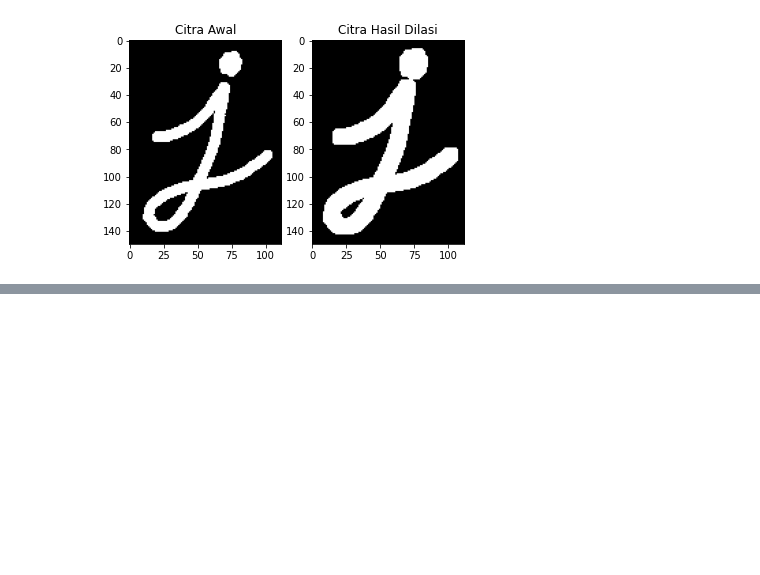
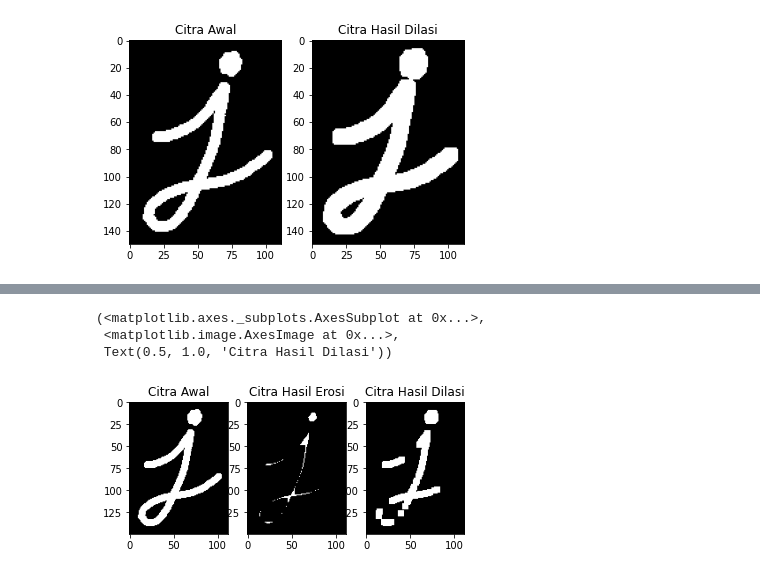
Before and after one commit to sanggaasmara/PCVK_Genap_2022, a Jupyter notebook: jobsheet09.ipynb, the cells around one changed output, grey strips where cells are left out. Saved outputs shown, nothing was run; the diff lists cells and outputs as text; code cells hidden in the pictures; blank space fills up the shorter version.

```diff
--- a/jobsheet09.ipynb
+++ b/jobsheet09.ipynb
@@ -26,0 +63,58 @@ plt.subplot(122),plt.imshow(dilation),plt.title('Citra Hasil Dilasi')
+# %%
+# nomor 7 (tanpa library)
+
+#Read the image for erosion
+img7 = cv2.imread('/content/drive/MyDrive/Images/j.png', 0)
+
+#Acquire size of the image
+m, n = img7.shape
+
+#Show the image
+plt.imshow(img7, cmap="gray")
+
+# Define the structuring element
+# k= 11,15,45 -Different sizes of the structuring element
+k = 7
+SE = np.ones((k,k), dtype=np.uint8)
+constant = (k-1)//2
+
+#Define new image
+imgErode = np.zeros((m,n), dtype=np.uint8)
+
+#Erosion without using inbuilt cv2 function for morphology
+for i in range(constant, m-constant):
+  for j in range(constant,n-constant):
+    temp = img7[i-constant:i+constant+1, j-constant:j+constant+1]
+    product = temp * SE
+    imgErode[i,j] = np.min(product)
+
+#Read the image for dilation
+img7_2 = imgErode
+
+#Acquire size of the image
+p, q= img7_2.shape
+
+#Show the image
+plt.imshow(img7_2, cmap="gray")
+
+#Define new image to store the pixels of dilated image
+imgDilate = np.zeros((p,q), dtype=np.uint8)
+
+#Define the structuring element
+SED = np.array([[1,1,1,1,1,1,1], [1,1,1,1,1,1,1], [1,1,1,1,1,1,1], [1,1,1,1,1,1,1], [1,1,1,1,1,1,1], [1,1,1,1,1,1,1], [1,1,1,1,1,1,1]])
+constant1 = 3
+
+#Dilation operation without using inbuilt cv2 function
+for i in range(constant1, p-constant1):
+  for j in range(constant1,q-constant1):
+    temp = img7_2[i-constant1:i+constant1+1, j-constant1:j+constant1+1]
+    product = temp * SED
+    imgDilate[i,j] = np.max(product)
+plt.subplot(131),plt.imshow(img7, cmap="gray"),plt.title('Citra Awal')
+plt.subplot(132),plt.imshow(imgErode, cmap="gray"),plt.title('Citra Hasil Erosi')
+plt.subplot(133),plt.imshow(imgDilate, cmap="gray"),plt.title('Citra Hasil Dilasi')
+# %% [output]
+(<matplotlib.axes._subplots.AxesSubplot at 0x...>,
+ <matplotlib.image.AxesImage at 0x...>,
+ Text(0.5, 1.0, 'Citra Hasil Dilasi'))
+[figure, added]
```
Also changed, not shown: parts of 9 cells of this notebook.
